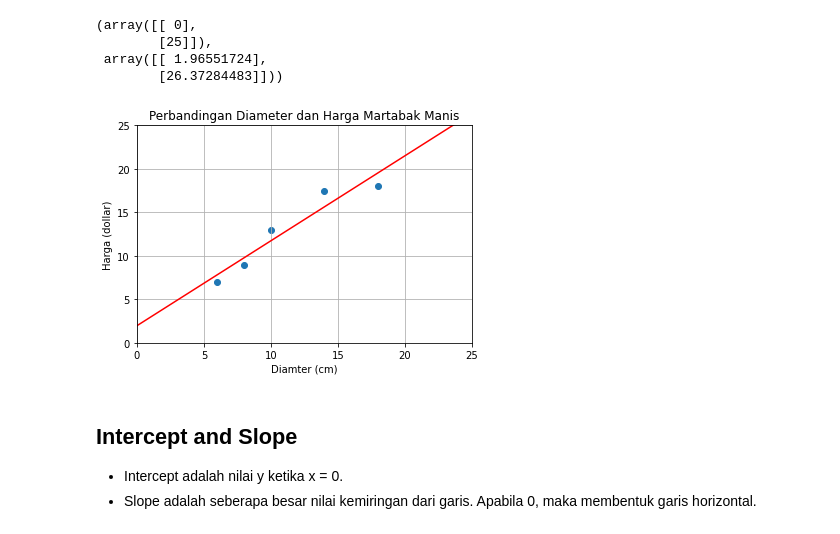
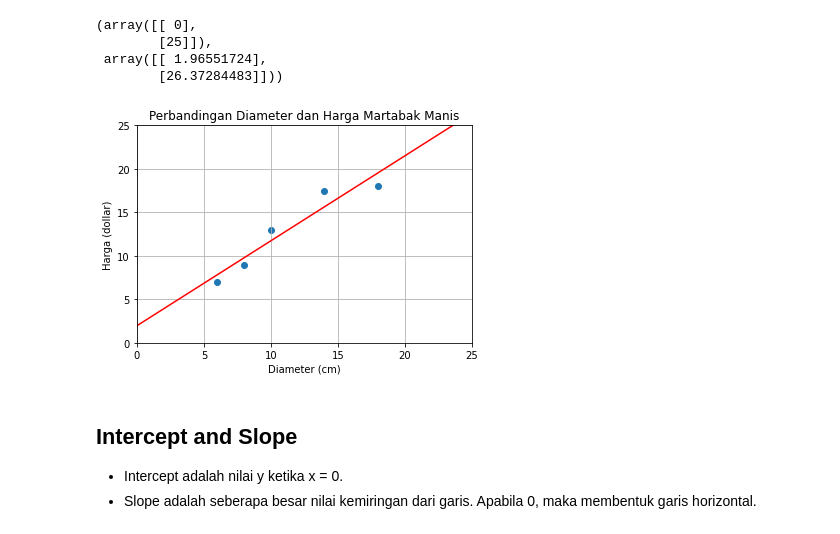
Before and after one commit to haloapping/ml-with-me, a Jupyter notebook: 4_very_simple_linear_regression.ipynb, the cells around one changed output. Cells and saved outputs as stored; diff of their text form; code cells hidden in the pictures.

```diff
--- a/4_very_simple_linear_regression.ipynb
+++ b/4_very_simple_linear_regression.ipynb
@@ -88,16 +88,16 @@ X_vis, y_vis
 # %%
 plt.scatter(X, y)
 plt.plot(X_vis, y_vis, '-r')
 
 plt.title("Perbandingan Diameter dan Harga Martabak Manis")
-plt.xlabel("Diamter (cm)")
+plt.xlabel("Diameter (cm)")
 plt.ylabel("Harga (dollar)")
 plt.xlim(0, 25)
 plt.ylim(0, 25)
 plt.grid(True)
 plt.show()
 # %% [output]
-[figure, old version]
+[figure, new version]
 # %% [markdown]
 ## Intercept and Slope
 - Intercept adalah nilai y ketika x = 0.
```
Also changed, not shown: 1 other file.
